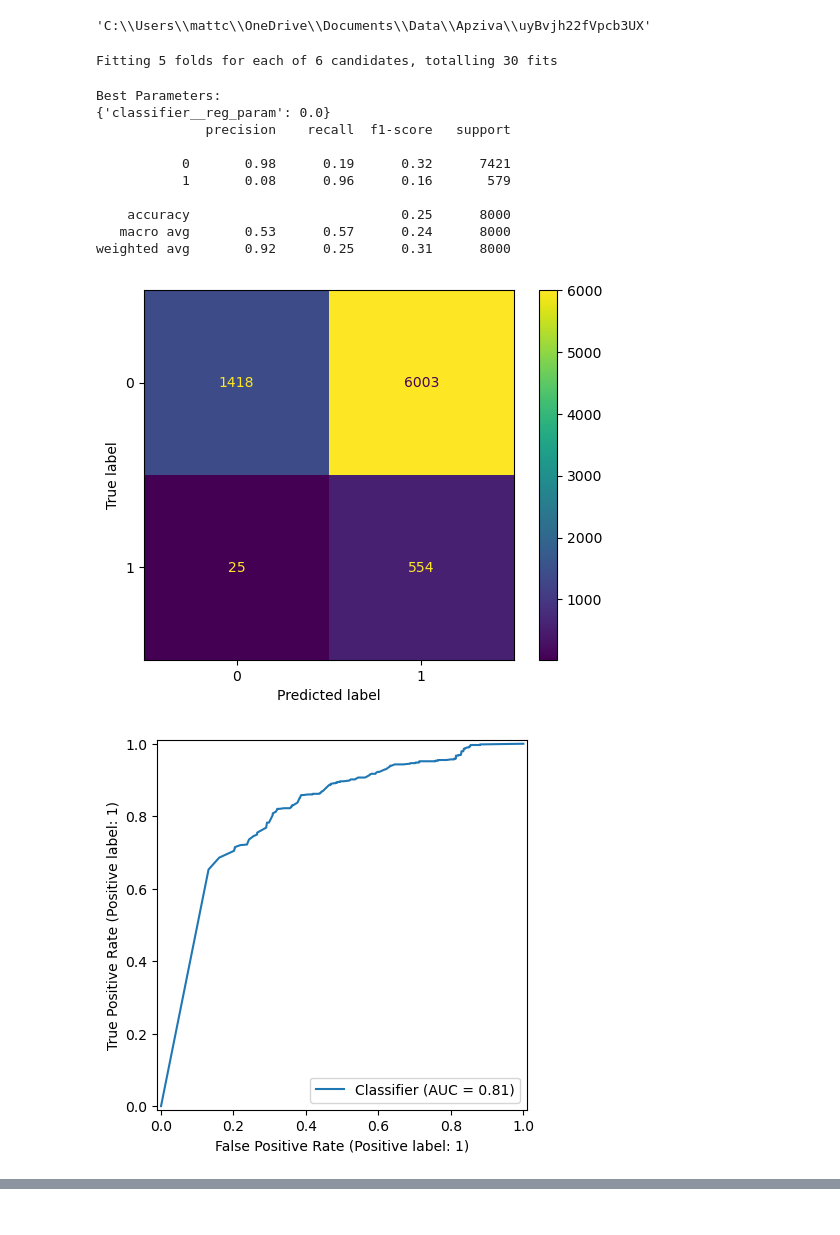
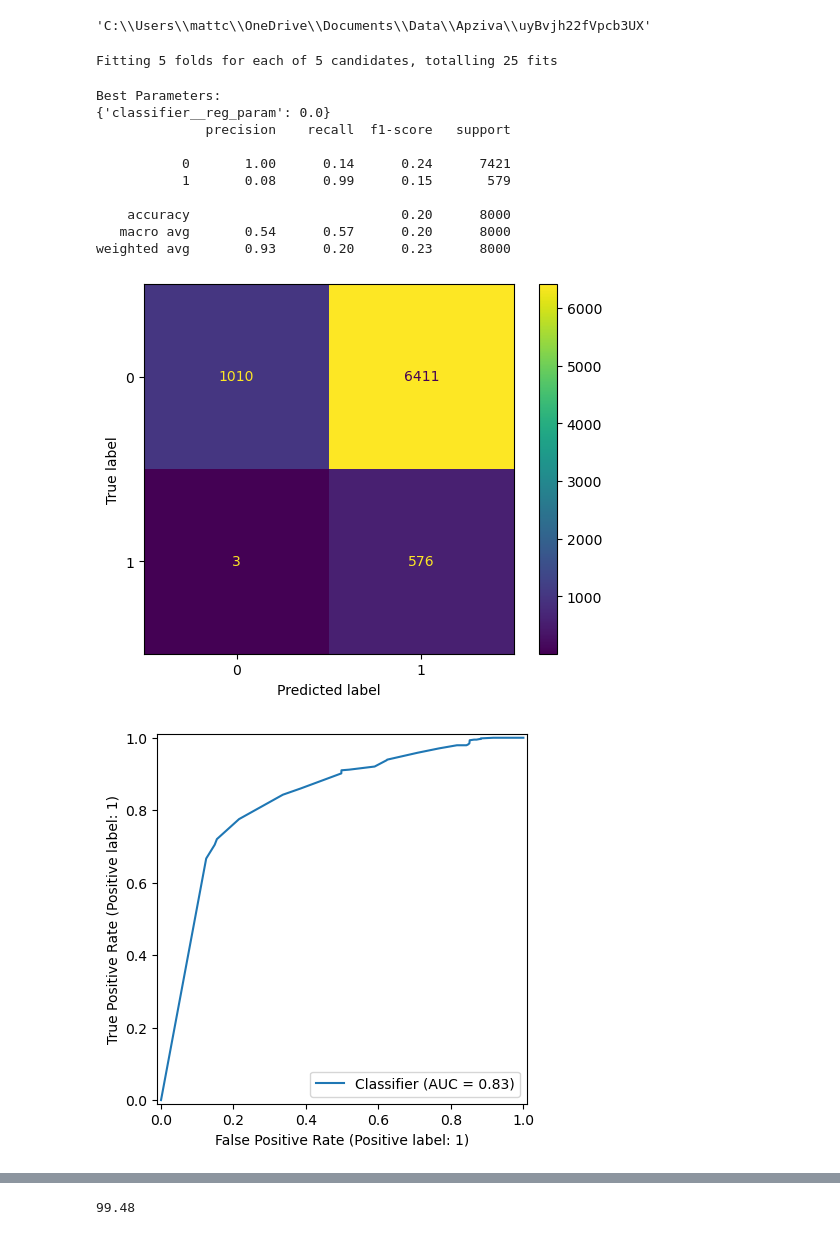
Before and after one commit to mattclark186/uyBvjh22fVpcb3UX, a Jupyter notebook: notebooks/modeling/quadratic_discriminant_analysis.ipynb, the cells around one changed output, grey strips where cells are left out. Saved outputs shown, nothing was run; the diff lists cells and outputs as text; code cells hidden in the pictures.

```diff
--- a/notebooks/modeling/quadratic_discriminant_analysis.ipynb
+++ b/notebooks/modeling/quadratic_discriminant_analysis.ipynb
@@ -42,7 +42,7 @@ random.seed(random_state)
 data = pd.read_csv("data/processed/processed_data.csv")
 
 # split into x and y
-columns_to_exclude=['job', 'age_group', 'education', 'default', 'marital', 'balance_group', 'quarter', 'housing']
+columns_to_exclude=['job', 'age_group', 'education', 'default', 'marital', 'balance_group', 'day_group', 'housing', 'loan', 'contact', 'quarter']
 x = data.select_dtypes(include='object').drop(columns=columns_to_exclude)
 y = data['target']
 
@@ -67,7 +67,7 @@ model_pipe = Pipeline(
 
 # hyperparameter options
 param_grid = {
-    'classifier__reg_param': [0.0, 0.2, 0.4, 0.6, 0.8, 1.0]
+    'classifier__reg_param': [0.0, 0.01, 0.05, 0.1, 0.2]
 }
 
 # grid search to tune hyperparameters using cross validation
@@ -114,38 +114,38 @@ result = permutation_importance(
     random_state=random_state,
     n_jobs=-1
 )
 
 # sort into dataframe
 feature_importance = pd.DataFrame({
     'feature': x_test.columns,
     'importance': result.importances_mean,
     'std': result.importances_std
 }).sort_values('importance', ascending=False)
 
 # plot feature importances
 feature_importance.sort_values('importance').plot(
     x='feature',
     y='importance',
     kind='barh',
     figsize=(10, 8),
     legend=False
 )
 
 plt.xlabel('Mean Decrease in Recall')
 plt.ylabel('Feature')
 plt.title('Permutation Feature Importance')
 plt.show()
 # %% [output]
-Fitting 5 folds for each of 6 candidates, totalling 30 fits
+Fitting 5 folds for each of 5 candidates, totalling 25 fits
 Best Parameters:
 {'classifier__reg_param': 0.0}
               precision    recall  f1-score   support
 
-           0       0.98      0.19      0.32      7421
-           1       0.08      0.96      0.16       579
+           0       1.00      0.14      0.24      7421
+           1       0.08      0.99      0.15       579
 
-    accuracy                           0.25      8000
-   macro avg       0.53      0.57      0.24      8000
-weighted avg       0.92      0.25      0.31      8000
+    accuracy                           0.20      8000
+   macro avg       0.54      0.57      0.20      8000
+weighted avg       0.93      0.20      0.23      8000
-[figure, old version]
+[figure, new version]
-[figure, old version]
+[figure, new version]
@@ -151,0 +153,4 @@ weighted avg       0.92      0.25      0.31      8000
+# %%
+round(recall_score(y_test, y_pred), 4) * 100
+# %% [output]
+99.48
```
Also changed, not shown: parts of 2 cells of this notebook.
